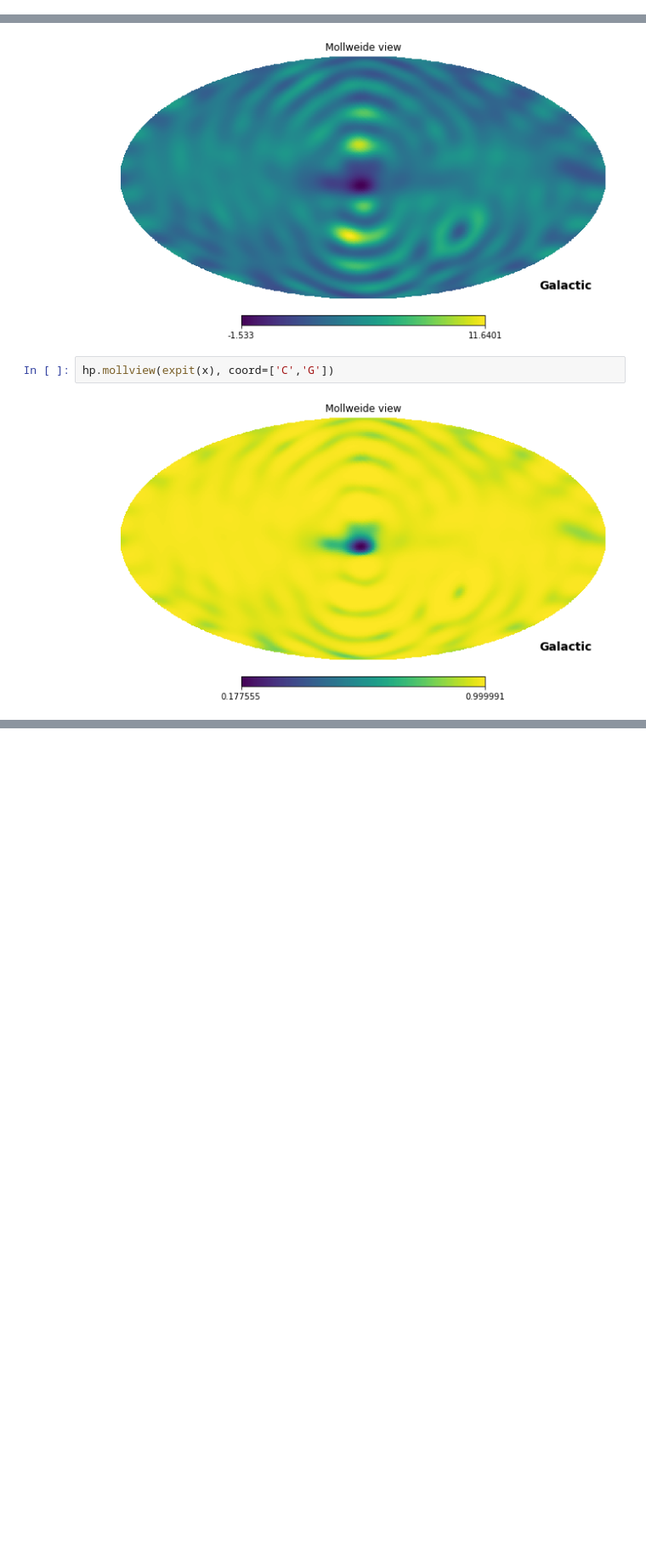
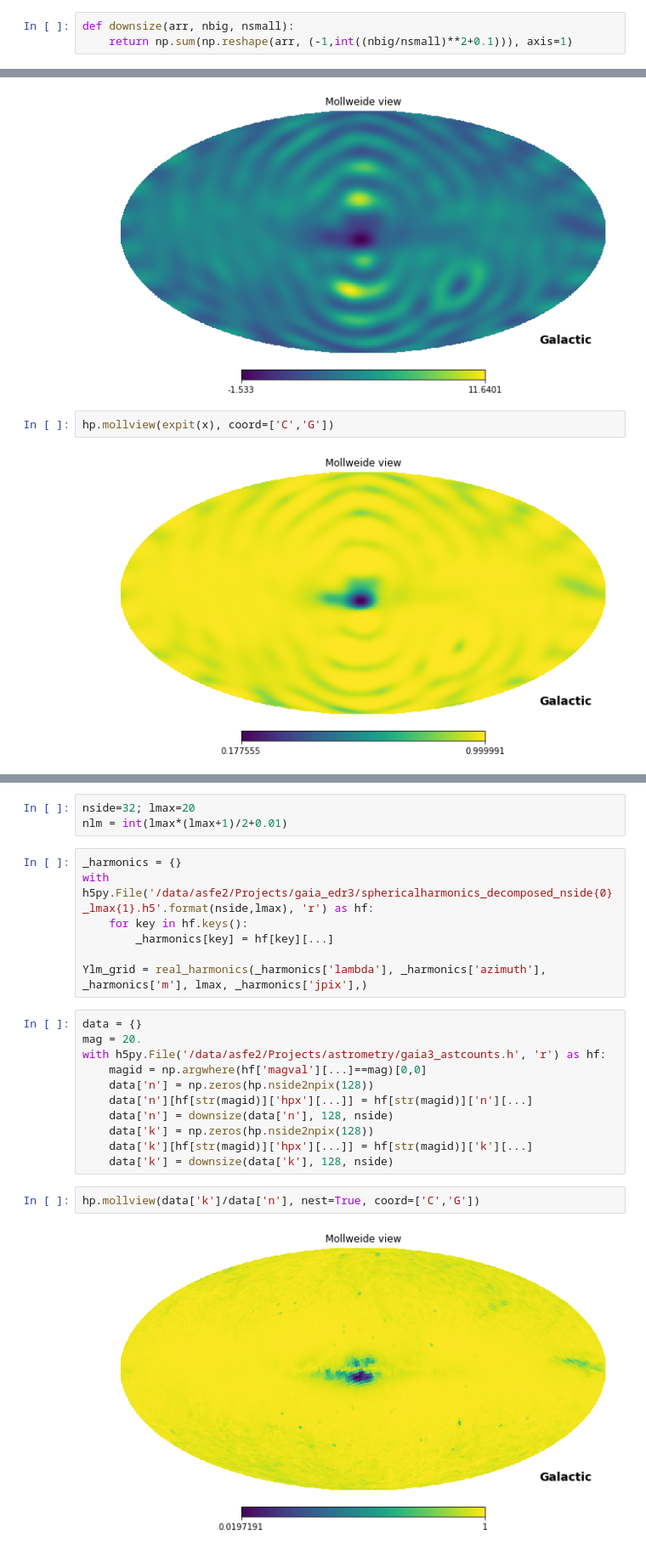
Before and after one commit to gaiaverse/astrometry, a Jupyter notebook: SphHarmonics/SphHm-AstrometrySF.ipynb, the cells around one changed output, grey strips where cells are left out. Shown at 85% size. Cells and saved outputs as stored; diff of their text form; blank space fills up the shorter version.

```diff
--- a/SphHarmonics/SphHm-AstrometrySF.ipynb
+++ b/SphHarmonics/SphHm-AstrometrySF.ipynb
@@ -202,0 +10,3 @@ plt.savefig('figs/astsf_dummy_sphharm_lmax%d.png' % lmax, bbox='tight', dpi=200)
+# %%
+def downsize(arr, nbig, nsmall):
+    return np.sum(np.reshape(arr, (-1,int((nbig/nsmall)**2+0.1))), axis=1)
@@ -338,0 +255,25 @@ hp.mollview(expit(x), coord=['C','G'])
+# %%
+nside=32; lmax=20
+nlm = int(lmax*(lmax+1)/2+0.01)
+# %%
+_harmonics = {}
+with h5py.File('/data/asfe2/Projects/gaia_edr3/sphericalharmonics_decomposed_nside{0}_lmax{1}.h5'.format(nside,lmax), 'r') as hf:
+    for key in hf.keys():
+        _harmonics[key] = hf[key][...]
+
+Ylm_grid = real_harmonics(_harmonics['lambda'], _harmonics['azimuth'], _harmonics['m'], lmax, _harmonics['jpix'],)
+# %%
+data = {}
+mag = 20.
+with h5py.File('/data/asfe2/Projects/astrometry/gaia3_astcounts.h', 'r') as hf:
+    magid = np.argwhere(hf['magval'][...]==mag)[0,0]
+    data['n'] = np.zeros(hp.nside2npix(128))
+    data['n'][hf[str(magid)]['hpx'][...]] = hf[str(magid)]['n'][...]
+    data['n'] = downsize(data['n'], 128, nside)
+    data['k'] = np.zeros(hp.nside2npix(128))
+    data['k'][hf[str(magid)]['hpx'][...]] = hf[str(magid)]['k'][...]
+    data['k'] = downsize(data['k'], 128, nside)
+# %%
+hp.mollview(data['k']/data['n'], nest=True, coord=['C','G'])
+# %% [output]
+[figure, added]
```
Also changed, not shown: parts of 63 cells of this notebook, 6 other files.
